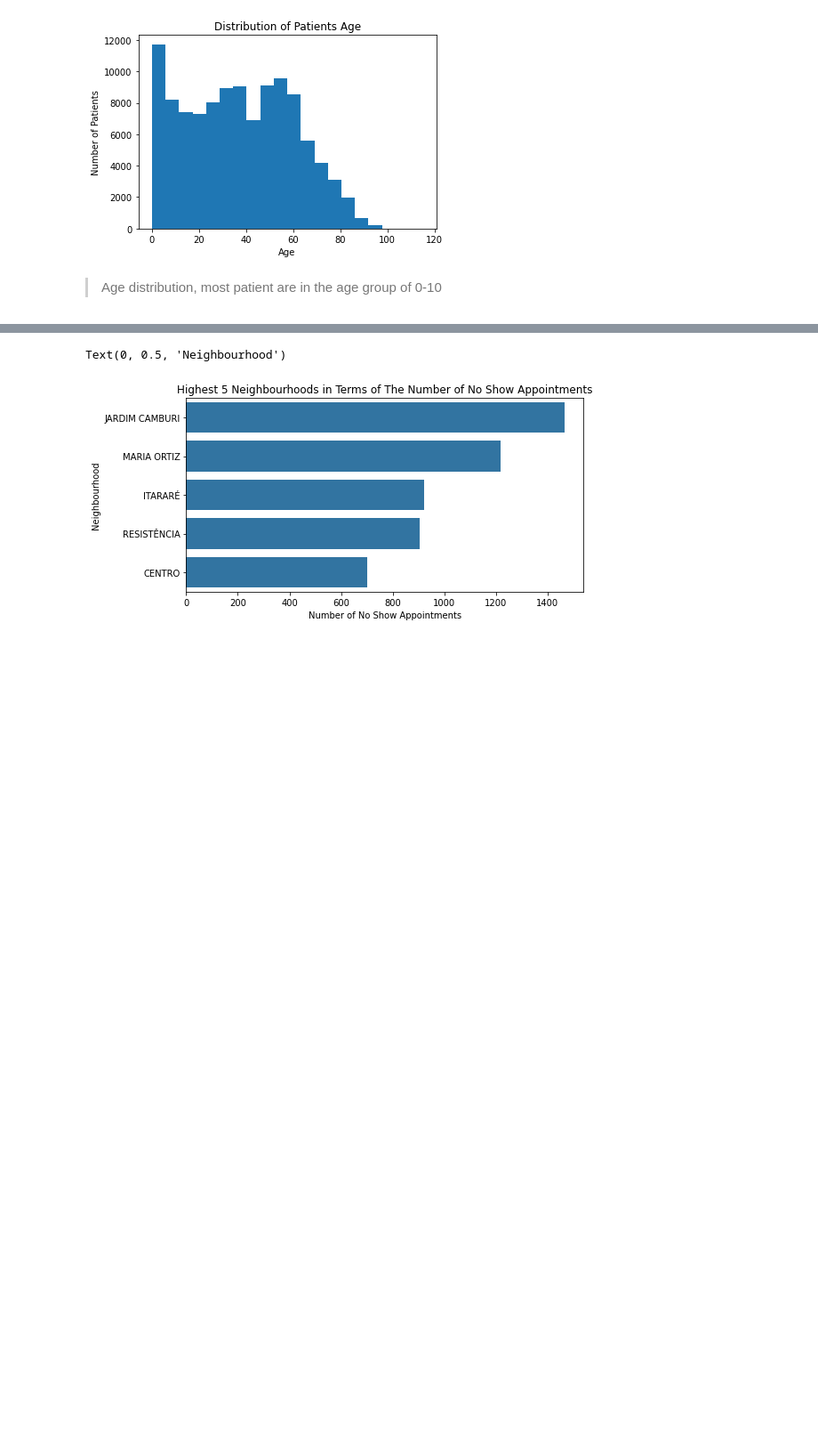
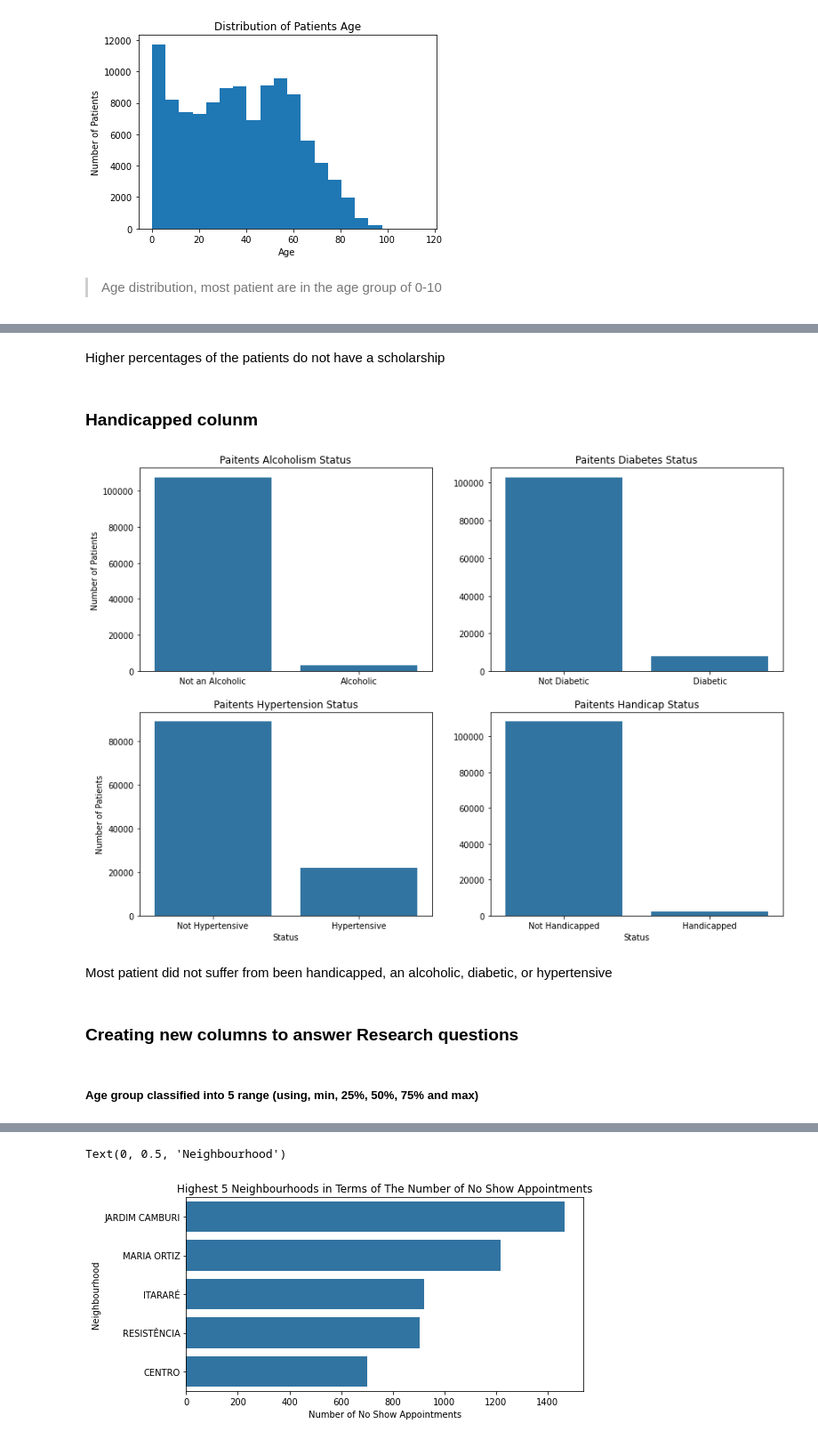
Before and after one commit to horlamiedea/Udacity-project, a Jupyter notebook: investigate-a-dataset-template.ipynb, the cells around one changed output, grey strips where cells are left out. Shown at 89% size. Cells and saved outputs as stored; diff of their text form; code cells hidden in the pictures; blank space fills up the shorter version.

```diff
--- a/investigate-a-dataset-template.ipynb
+++ b/investigate-a-dataset-template.ipynb
@@ -326,0 +420,48 @@ plt.title('Distribution of Patients Age');
+# %% [markdown]
+Higher percentages of the patients do not have a scholarship
+# %% [markdown]
+### Handicapped colunm
+# %%
+
+
+plt.figure(figsize = [14, 10]) # larger figure size for subplots
+
+# alcoholism column
+plt.subplot(2, 2, 1) # 2 rows, 2 cols, subplot 1
+sns.countplot(data = df, x = 'alcoholism', color = base_color)
+plt.title('Paitents Alcoholism Status')
+plt.xticks([0, 1], ['Not an Alcoholic', 'Alcoholic'])
+plt.xlabel('')
+plt.ylabel('Number of Patients');
+
+# diabetes column
+plt.subplot(2, 2, 2) # 2 row, 2 cols, subplot 2
+sns.countplot(data = df, x = 'diabetes', color = base_color)
+plt.title('Paitents Diabetes Status')
+plt.xticks([0, 1], ['Not Diabetic', 'Diabetic'])
+plt.xlabel('')
+plt.ylabel('');
+
+# hipertension column
+plt.subplot(2, 2, 3) # 2 rows, 2 cols, subplot 3
+sns.countplot(data = df, x = 'hipertension', color = base_color)
+plt.title('Paitents Hypertension Status')
+plt.xticks([0, 1], ['Not Hypertensive', 'Hypertensive'])
+plt.xlabel('Status')
+plt.ylabel('Number of Patients');
+
+# handcap column
+plt.subplot(2, 2, 4) # 2 row, 2 cols, subplot 4
+sns.countplot(data = df, x = 'handcap', color = base_color)
+plt.title('Paitents Handicap Status')
+plt.xticks([0, 1], ['Not Handicapped', 'Handicapped'])
+plt.xlabel('Status')
+plt.ylabel('');
+# %% [output]
+[figure, added]
+# %% [markdown]
+Most patient did not suffer from been handicapped, an alcoholic, diabetic, or hypertensive
+# %% [markdown]
+### Creating new columns to answer Research questions
+# %% [markdown]
+##### Age group classified into 5 range (using, min, 25%, 50%, 75% and max)
```
Also changed, not shown: parts of 97 cells of this notebook, 1 other file.
